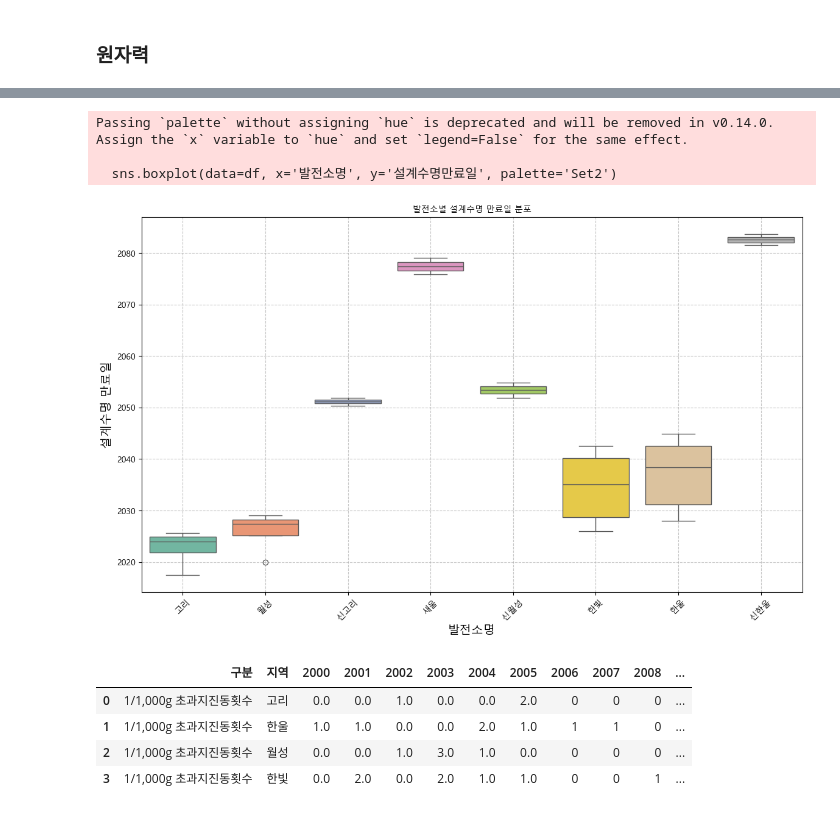
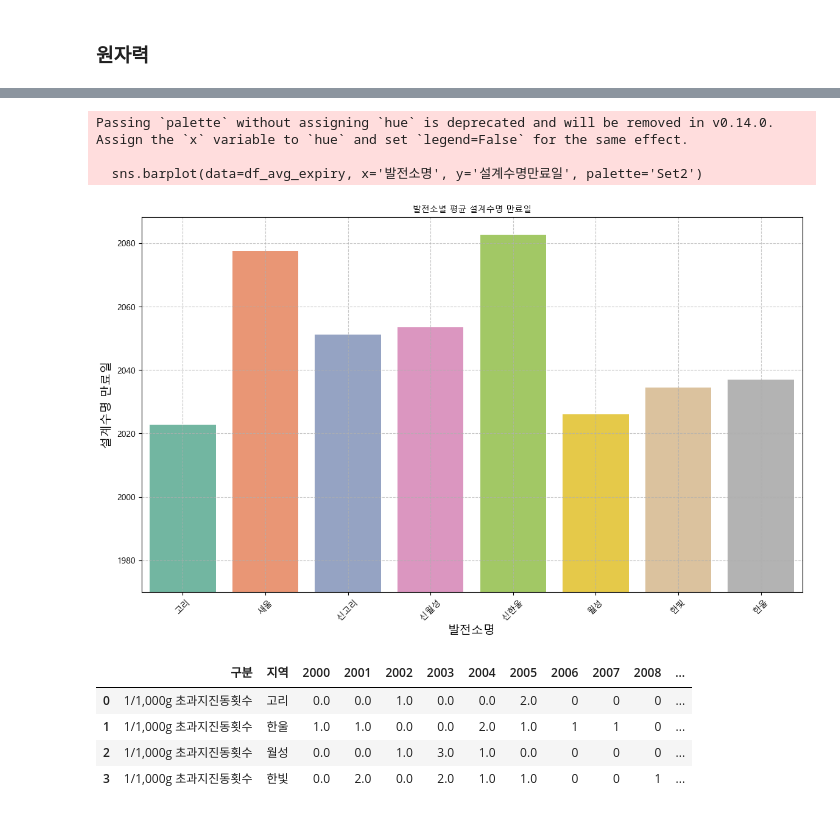
Before and after one commit to minganin99/Earthquake-Korea-DataAnalysis, a Jupyter notebook: nuclearpower_DA/nuclear power.ipynb, the cells around one changed output, grey strips where cells are left out. Saved outputs shown, nothing was run; the diff lists cells and outputs as text; code cells hidden in the pictures.

```diff
--- a/nuclearpower_DA/nuclear power.ipynb
+++ b/nuclearpower_DA/nuclear power.ipynb
@@ -188,38 +382,41 @@ import pandas as pd
 import matplotlib.pyplot as plt
 import seaborn as sns
 from matplotlib import font_manager
 
 # 한글 폰트 설정 (Windows 환경에서 사용하는 예시)
 font_path = "C:/Windows/Fonts/malgun.ttf"  # '맑은 고딕' 폰트 경로
 font_prop = font_manager.FontProperties(fname=font_path)
 
 # 데이터 로드
 df = pd.read_csv('C:/geo/Earthquake-Korea-DataAnalysis/dataset/최종데이터셋/대책현황/원자력발전소/국내원자력발전소현황.csv', encoding='EUC-KR')
 
 # 설계수명만료일을 날짜 형식으로 변환
 df['설계수명만료일'] = pd.to_datetime(df['설계수명만료일'], errors='coerce')
 
-# 발전소명으로 설계수명만료일 시각화
+# 발전소별 설계수명 만료일의 평균 계산
+df_avg_expiry = df.groupby('발전소명')['설계수명만료일'].mean().reset_index()
+
+# 바그래프 시각화
 plt.figure(figsize=(14, 8))
-sns.boxplot(data=df, x='발전소명', y='설계수명만료일', palette='Set2')
+sns.barplot(data=df_avg_expiry, x='발전소명', y='설계수명만료일', palette='Set2')
 
 # 제목 및 레이블 추가
-plt.title('발전소별 설계수명 만료일 분포', fontsize=16, fontproperties=font_prop)
+plt.title('발전소별 평균 설계수명 만료일', fontsize=16, fontproperties=font_prop)
 plt.xlabel('발전소명', fontsize=14, fontproperties=font_prop)
 plt.ylabel('설계수명 만료일', fontsize=14, fontproperties=font_prop)
 plt.xticks(rotation=45, fontsize=12, fontproperties=font_prop)
 plt.yticks(fontsize=12, fontproperties=font_prop)
 
 # 배경 격자 추가
 plt.grid(True, linestyle='--', alpha=0.7)
 
 # 그래프 표시
 plt.show()
 # %% [output]
 Passing `palette` without assigning `hue` is deprecated and will be removed in v0.14.0. Assign the `x` variable to `hue` and set `legend=False` for the same effect.
 
-  sns.boxplot(data=df, x='발전소명', y='설계수명만료일', palette='Set2')
+  sns.barplot(data=df_avg_expiry, x='발전소명', y='설계수명만료일', palette='Set2')
-[figure, old version]
+[figure, new version]
 # %%
 df = pd.read_csv('C:/geo/Earthquake-Korea-DataAnalysis/dataset/최종데이터셋/대책현황/원자력발전소/한국원자력발전소_지진감시이력_EDA.csv')
 df
```
Also changed, not shown: parts of 14 cells of this notebook, 1 other file.
